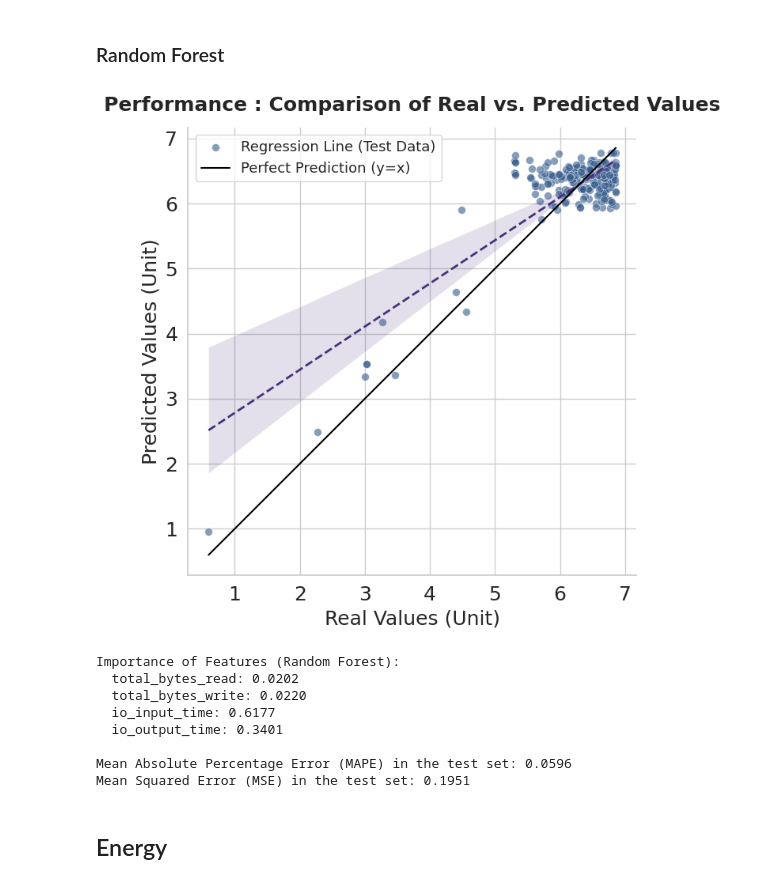
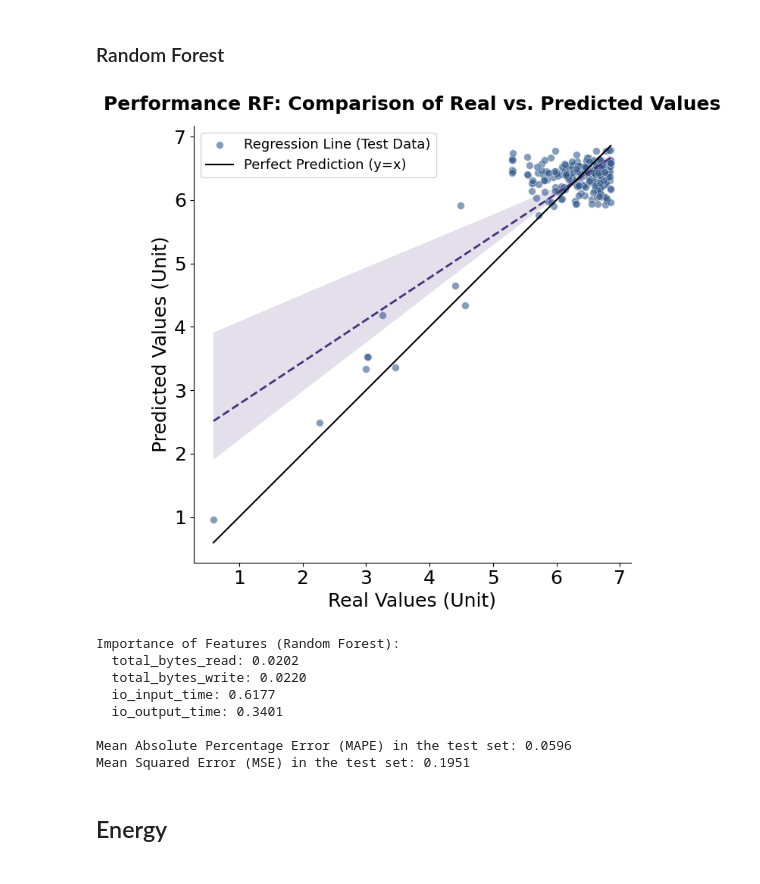
Before and after one commit to marcosamaris/green-hpc-workflow, a Jupyter notebook: notebooks/blast-workflow-notebook.ipynb, the cells around one changed output. Drawn from its saved outputs; the diff is of its cells as text; code cells hidden in the pictures.

```diff
--- a/notebooks/blast-workflow-notebook.ipynb
+++ b/notebooks/blast-workflow-notebook.ipynb
@@ -761,35 +761,35 @@ ax.plot(
     linewidth=1.5,
     label='Perfect Prediction (y=x)'
 )
 
-ax.set_title('Performance : Comparison of Real vs. Predicted Values', fontsize=title_font_size, fontweight='bold', pad=15)
+ax.set_title('Performance RF: Comparison of Real vs. Predicted Values', fontsize=title_font_size, fontweight='bold', pad=15)
 ax.set_xlabel('Real Values (Unit)', fontsize=xylabel_font_size)
 ax.set_ylabel('Predicted Values (Unit)', fontsize=xylabel_font_size)
 
 overall_min = min(y_test.min(), y_pred_test.min())
 overall_max = max(y_test.max(), y_pred_test.max())
 padding = (overall_max - overall_min) * 0.05
 ax.set_xlim(overall_min - padding, overall_max + padding)
 ax.set_ylim(overall_min - padding, overall_max + padding)
 ax.set_aspect('equal', adjustable='box')
 
 ax.legend(loc='upper left', frameon=True, fontsize=legends_font_size)
 
 sns.despine(fig=fig, ax=ax)
 
 plt.tight_layout()
 
 plt.tick_params(labelsize=tick_params_font_size)
 plt.show()
 
 print(f"Importance of Features (Random Forest):")
 for feature, importance in zip(features, rf_model.feature_importances_):
     print(f"  {feature}: {importance:.4f}")
 
 print(f"\nMean Absolute Percentage Error (MAPE) in the test set: {erro_mape:.4f}")
 print(f"Mean Squared Error (MSE) in the test set: {mse_test:.4f}")
 # %% [output]
-[figure, old version]
+[figure, new version]
 Importance of Features (Random Forest):
   total_bytes_read: 0.0202
   total_bytes_write: 0.0220
```
Also changed, not shown: parts of 6 cells of this notebook.
